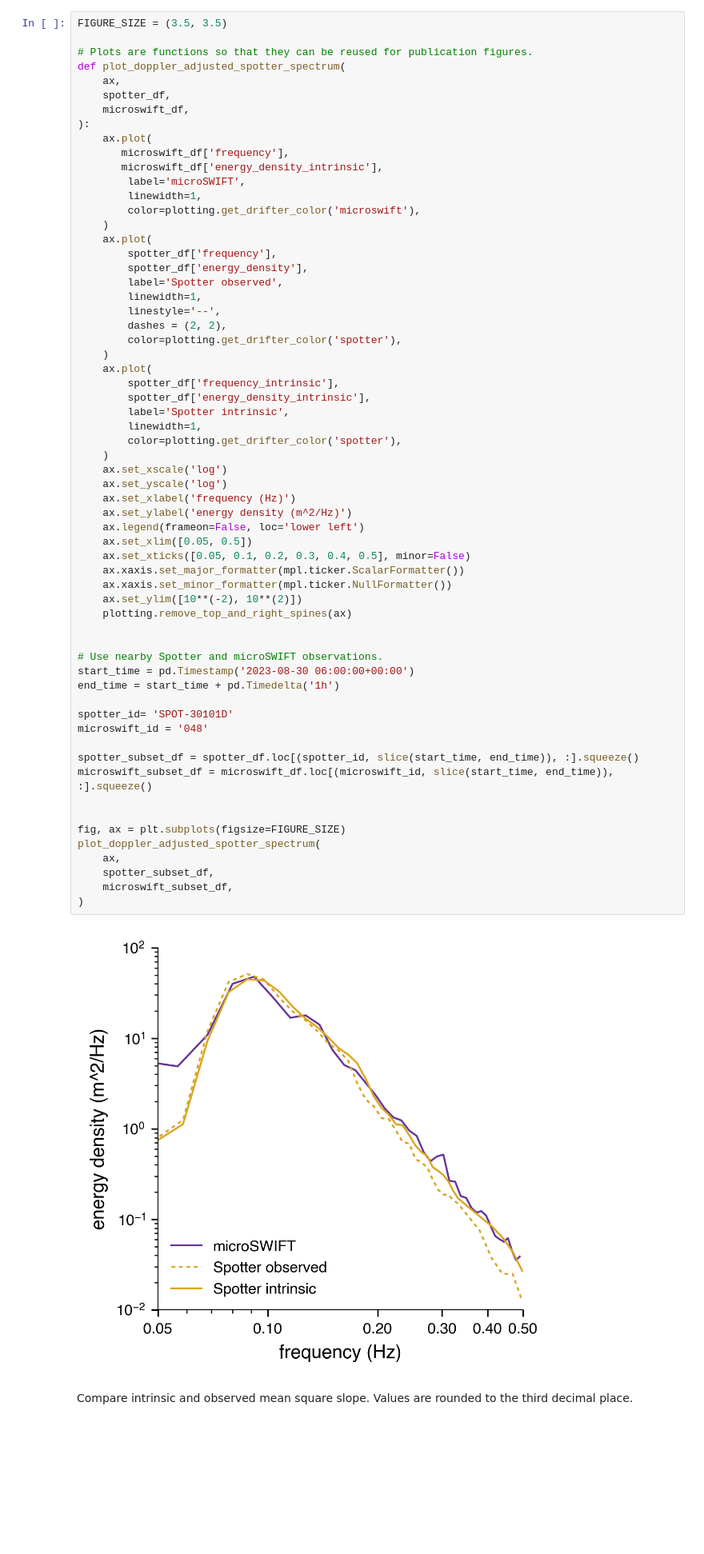
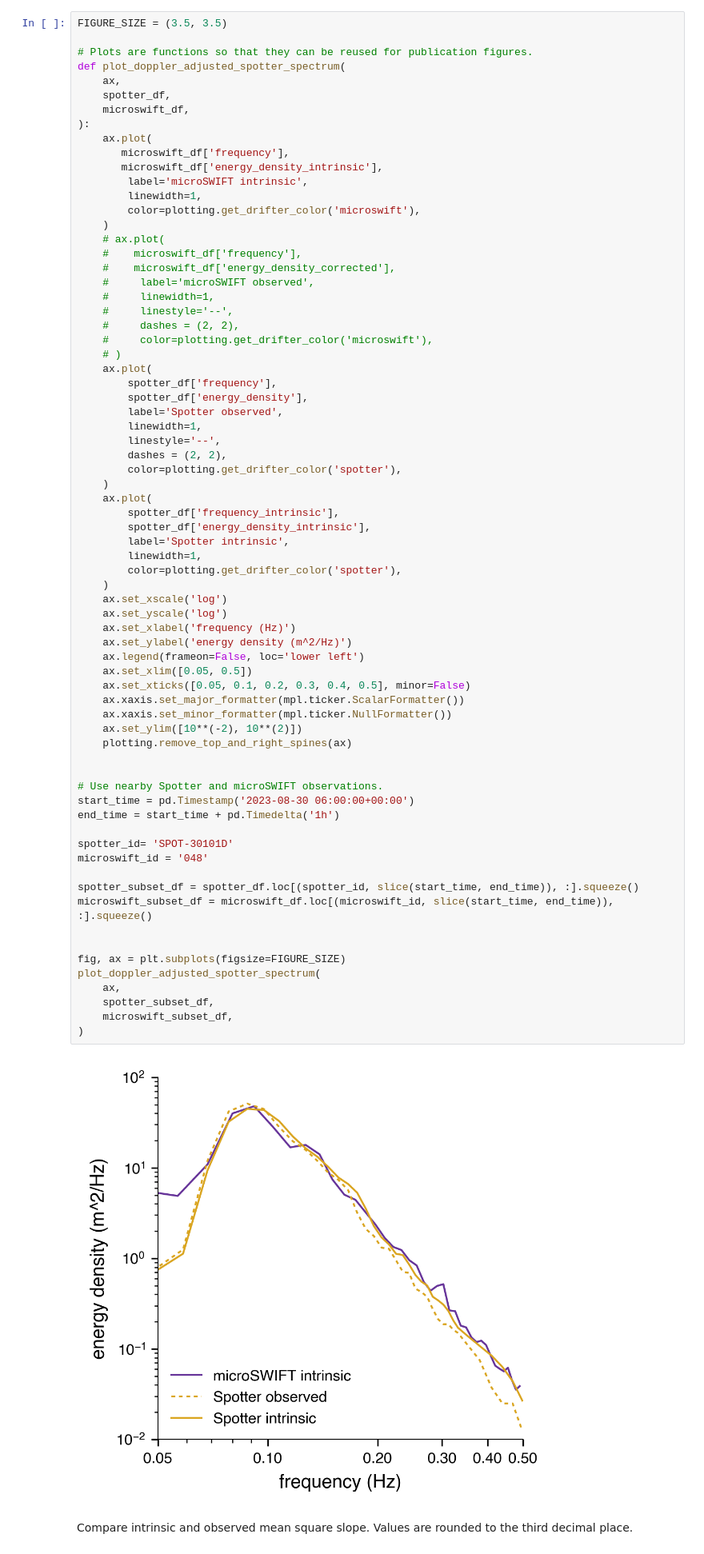
Before and after one commit to jacobrdavis/ocean-surface-wave-slopes-and-wind-wave-alignment, a Jupyter notebook: nb2-doppler-shift-adjustment.ipynb, the cells around one changed output. Shown at 80% size. Saved outputs shown, nothing was run; the diff lists cells and outputs as text; blank space fills up the shorter version.

Commit message:
Update legend on doppler adjustment figure

```diff
--- a/nb2-doppler-shift-adjustment.ipynb
+++ b/nb2-doppler-shift-adjustment.ipynb
@@ -664,10 +664,19 @@ def plot_doppler_adjusted_spotter_spectrum(
     ax.plot(
        microswift_df['frequency'],
        microswift_df['energy_density_intrinsic'],
-        label='microSWIFT',
+        label='microSWIFT intrinsic',
         linewidth=1,
         color=plotting.get_drifter_color('microswift'),
     )
+    # ax.plot(
+    #    microswift_df['frequency'],
+    #    microswift_df['energy_density_corrected'],
+    #     label='microSWIFT observed',
+    #     linewidth=1,
+    #     linestyle='--',
+    #     dashes = (2, 2),
+    #     color=plotting.get_drifter_color('microswift'),
+    # )
     ax.plot(
         spotter_df['frequency'],
         spotter_df['energy_density'],
@@ -688,34 +697,34 @@ def plot_doppler_adjusted_spotter_spectrum(
     ax.set_yscale('log')
     ax.set_xlabel('frequency (Hz)')
     ax.set_ylabel('energy density (m^2/Hz)')
     ax.legend(frameon=False, loc='lower left')
     ax.set_xlim([0.05, 0.5])
     ax.set_xticks([0.05, 0.1, 0.2, 0.3, 0.4, 0.5], minor=False)
     ax.xaxis.set_major_formatter(mpl.ticker.ScalarFormatter())
     ax.xaxis.set_minor_formatter(mpl.ticker.NullFormatter())
     ax.set_ylim([10**(-2), 10**(2)])
     plotting.remove_top_and_right_spines(ax)
 
 
 # Use nearby Spotter and microSWIFT observations.
 start_time = pd.Timestamp('2023-08-30 06:00:00+00:00')
 end_time = start_time + pd.Timedelta('1h')
 
 spotter_id= 'SPOT-30101D'
 microswift_id = '048'
 
 spotter_subset_df = spotter_df.loc[(spotter_id, slice(start_time, end_time)), :].squeeze()
 microswift_subset_df = microswift_df.loc[(microswift_id, slice(start_time, end_time)), :].squeeze()
 
 
 fig, ax = plt.subplots(figsize=FIGURE_SIZE)
 plot_doppler_adjusted_spotter_spectrum(
     ax,
     spotter_subset_df,
     microswift_subset_df,
 )
 # %% [output]
-[figure, old version]
+[figure, new version]
 # %% [markdown]
 Compare intrinsic and observed mean square slope.  Values are rounded to the third decimal place.
 # %%
```
Also changed, not shown: parts of 1 cell of this notebook, 2 other files.
